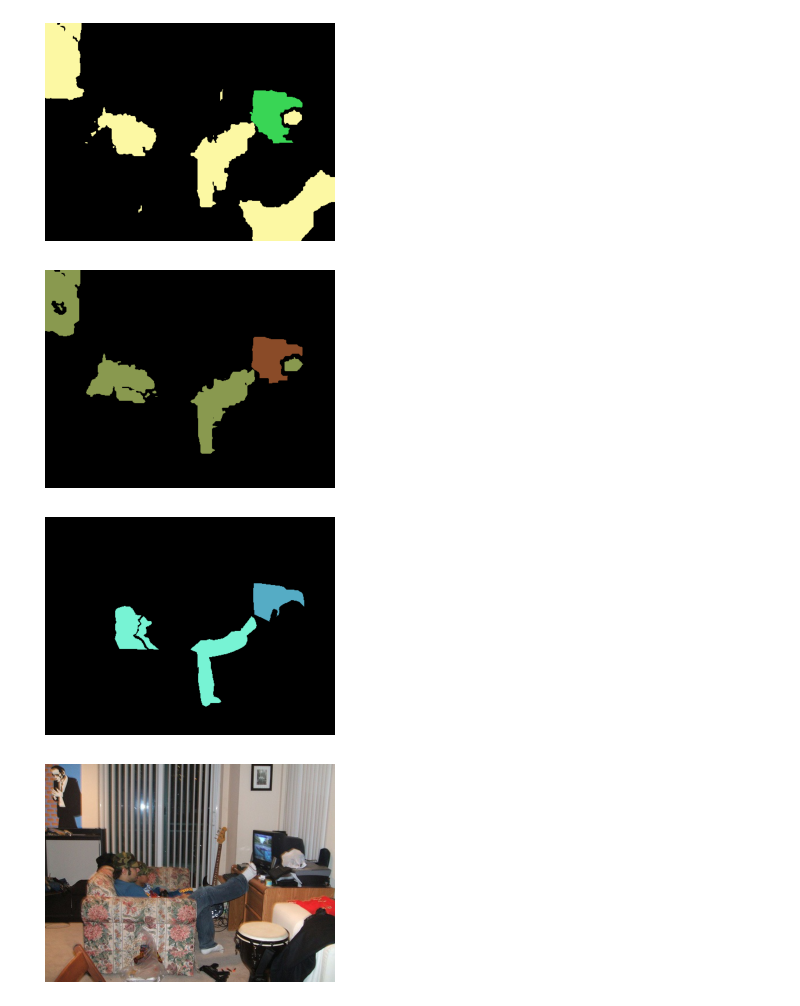
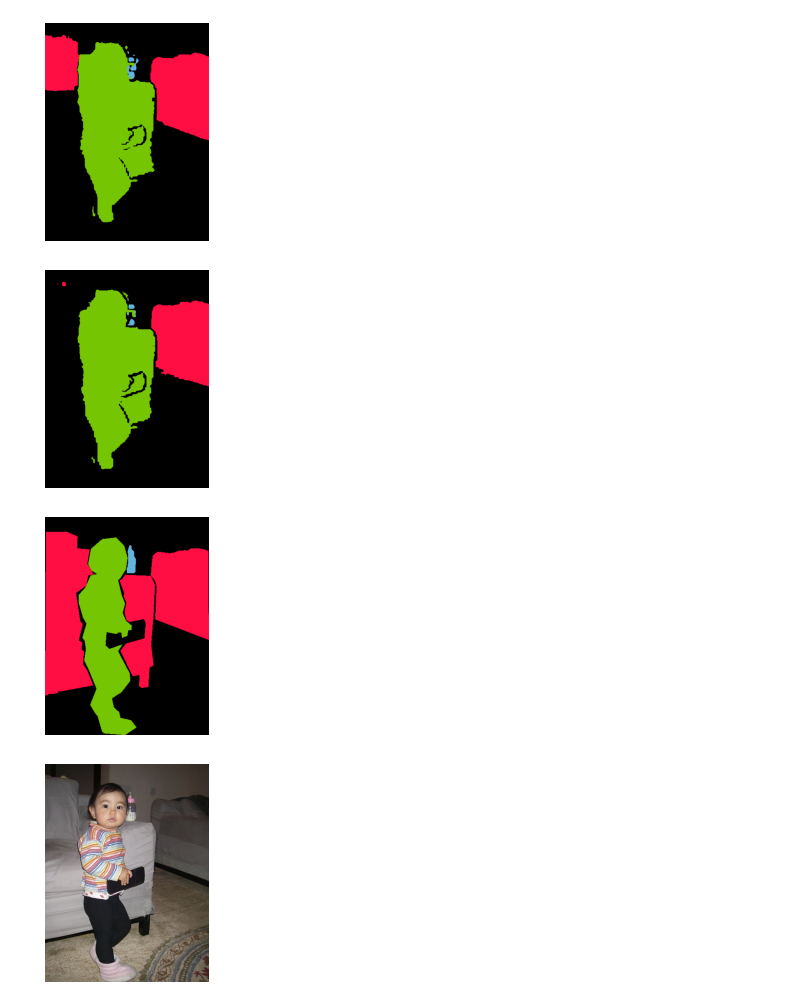
Before and after one commit to kowoonho/voc_cam, a Jupyter notebook: seg_test.ipynb, the cells around one changed output. Cells and saved outputs as stored; diff of their text form; code cells hidden in the pictures.

```diff
--- a/seg_test.ipynb
+++ b/seg_test.ipynb
@@ -15,29 +15,30 @@ depth_root = "../result/depth_img/"
 
 img_name_list = my_dataloader.load_img_id_list(img_name_list_path)
 # %%
-idx = 68
+idx = 161
 img = read_image(os.path.join(img_root, img_name_list[idx] + ".jpg"))
 seg = read_image(os.path.join(seg_root, img_name_list[idx] + ".png"))
 gt = read_image(os.path.join(voc12_root, "SegmentationClass", img_name_list[idx] +".png"))
 depth = read_image(os.path.join(depth_root, img_name_list[idx] + ".png"))
 depth_seg = read_image(os.path.join(depth_seg_root, img_name_list[idx] + ".png"))
 
 random_color_list = []
 
 for i in range(20):
     random_color_list.append(generate_random_color())
 
 
 seg = random_color_mask(seg, random_color_list)
 depth_seg = random_color_mask(depth_seg, random_color_list)
 gt = random_color_mask(gt, random_color_list)
 
 image_show(seg)
 image_show(depth_seg)
 image_show(gt)
 image_show(img)
+image_show(depth)
 # %% [output]
-[figure, old version]
+[figure, new version]
-[figure, old version]
+[figure, new version]
-[figure, old version]
+[figure, new version]
-[figure, old version]
+[figure, new version]
```
Also changed, not shown: parts of 2 cells of this notebook, 2 other files.
